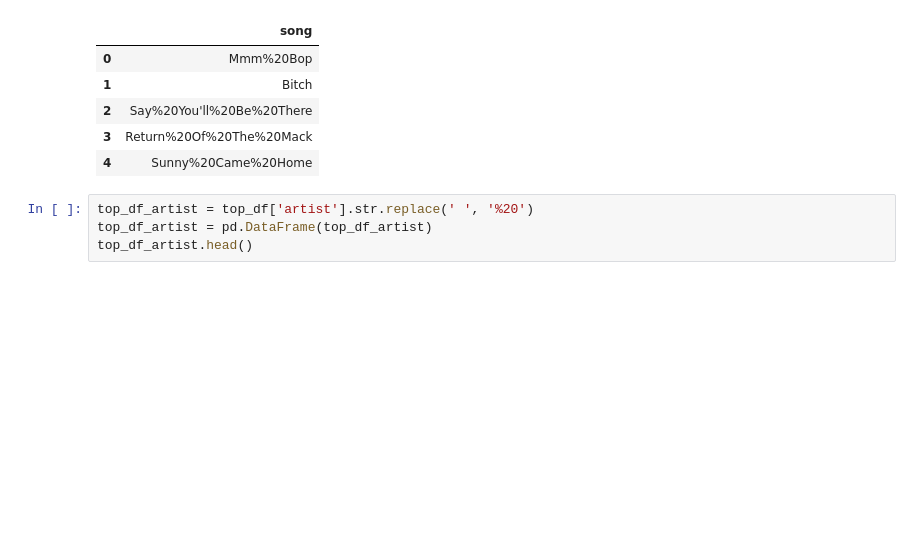
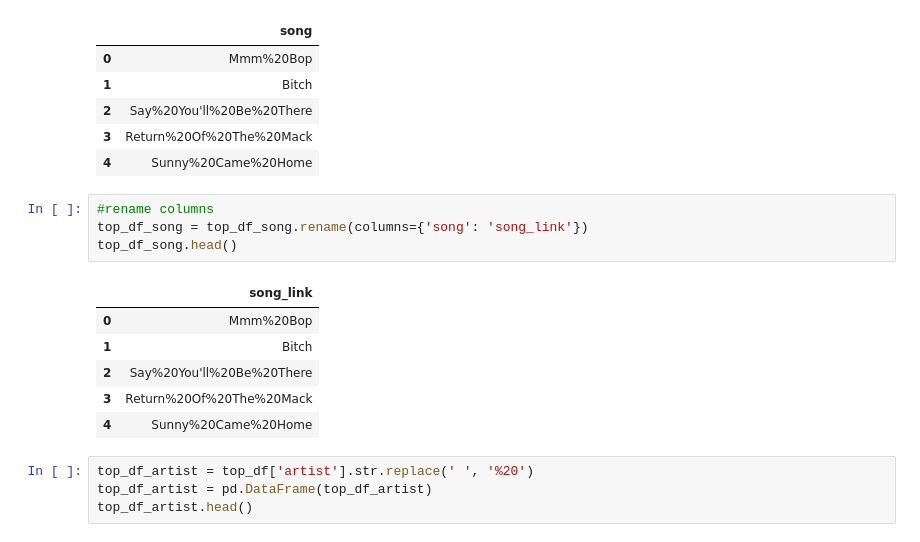
Before and after one commit to adchavez858/Audio-Feature-API-Analyis-, a Jupyter notebook: 01A_APIs/Top_40_Spotify_Info.ipynb, the cells around one changed output. Saved outputs shown, nothing was run; the diff lists cells and outputs as text; blank space fills up the shorter version.

```diff
--- a/01A_APIs/Top_40_Spotify_Info.ipynb
+++ b/01A_APIs/Top_40_Spotify_Info.ipynb
@@ -50,6 +50,17 @@ top_df_song.head()
 | 2 | Say%20You'll%20Be%20There |
 | 3 | Return%20Of%20The%20Mack |
 | 4 | Sunny%20Came%20Home |
+# %%
+#rename columns
+top_df_song = top_df_song.rename(columns={'song': 'song_link'})
+top_df_song.head()
+# %% [output]
+|  | song_link |
+| 0 | Mmm%20Bop |
+| 1 | Bitch |
+| 2 | Say%20You'll%20Be%20There |
+| 3 | Return%20Of%20The%20Mack |
+| 4 | Sunny%20Came%20Home |
 # %%
 top_df_artist = top_df['artist'].str.replace(' ', '%20')
 top_df_artist = pd.DataFrame(top_df_artist)
```
Also changed, not shown: parts of 4 cells of this notebook.
